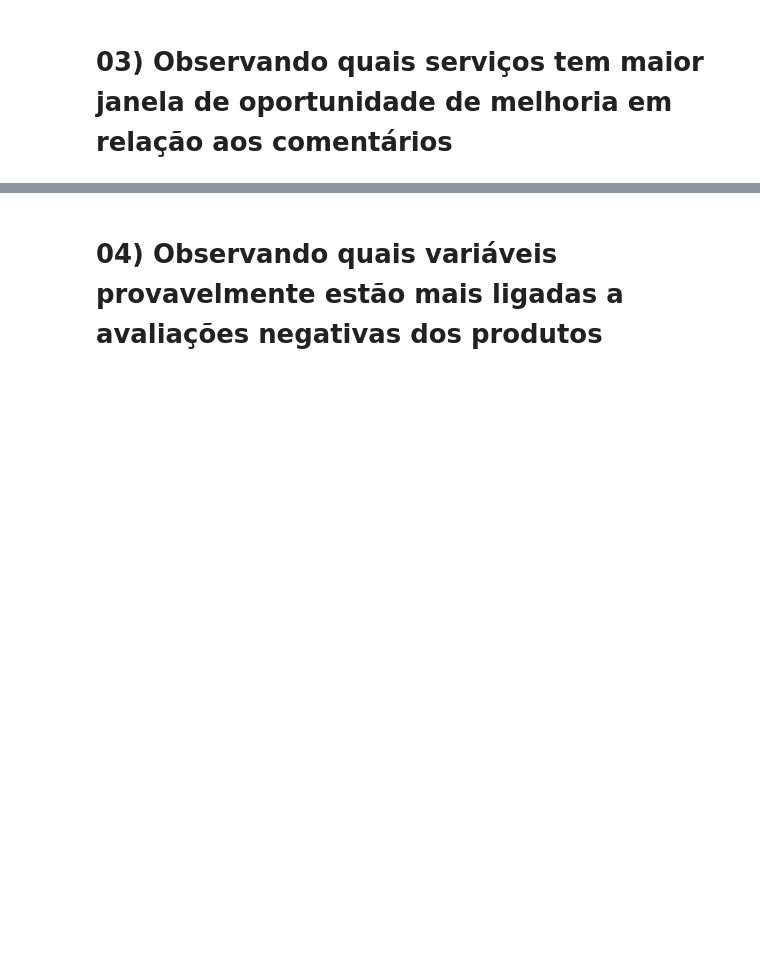
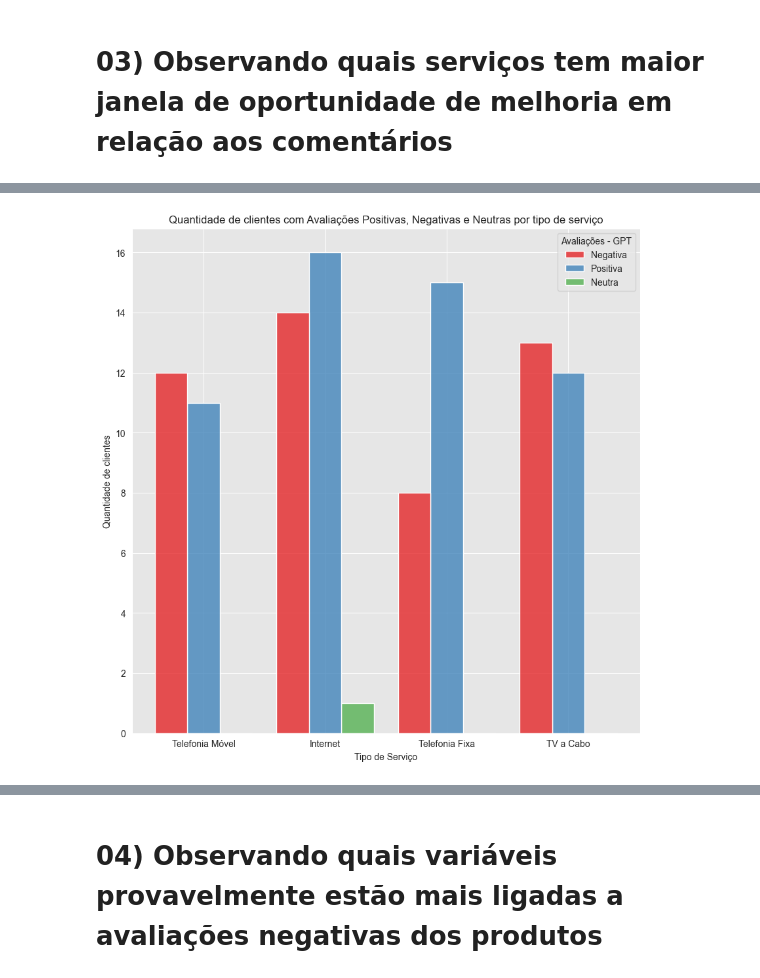
Before and after one commit to gustavocunhaa/desafio-churn-telecom, a Jupyter notebook: churn.ipynb, the cells around one changed output, grey strips where cells are left out. Saved outputs shown, nothing was run; the diff lists cells and outputs as text; code cells hidden in the pictures; blank space fills up the shorter version.

```diff
--- a/churn.ipynb
+++ b/churn.ipynb
@@ -127,15 +139,12 @@ Contribuição histórica para o faturamento total por tipo de serviço:
 # %%
-# Criando uma função que ploa o Histograma de uma variável X qualquer e salva sua imagem na pasta doc
+# Plotando o Histograma da quantidade de clientes em cada tipo de serviço por taxa de avaliação
 
-def plot_histograma(variavel_x, titulo, nome_figura):
-    plt.figure(figsize=(8,5))
-
-    sns.histplot(data=df, x=variavel_x, hue='Avaliações - GPT', kde=True, multiple="dodge")
-
-    plt.title(titulo)
-    plt.ylabel("Quantidade de clientes")
-
-    path_fig = os.path.join(docFolder, nome_figura)
-    plt.savefig(path_fig)
-
-    plt.show()
+plt.figure(figsize=(10,10))
+plt.title("Quantidade de clientes com Avaliações Positivas, Negativas e Neutras por tipo de serviço")
+sns.histplot(data=df, x ='Tipo de Serviço', hue='Avaliações - GPT', multiple='dodge', shrink=.8)
+plt.ylabel("Quantidade de clientes")
+path_fig = os.path.join(docFolder, 'distribuicao_clientes_avaliacoes.png')
+plt.savefig(path_fig)
+plt.show()
+# %% [output]
+[figure, added]
```
Also changed, not shown: parts of 10 cells of this notebook, 8 other files.
